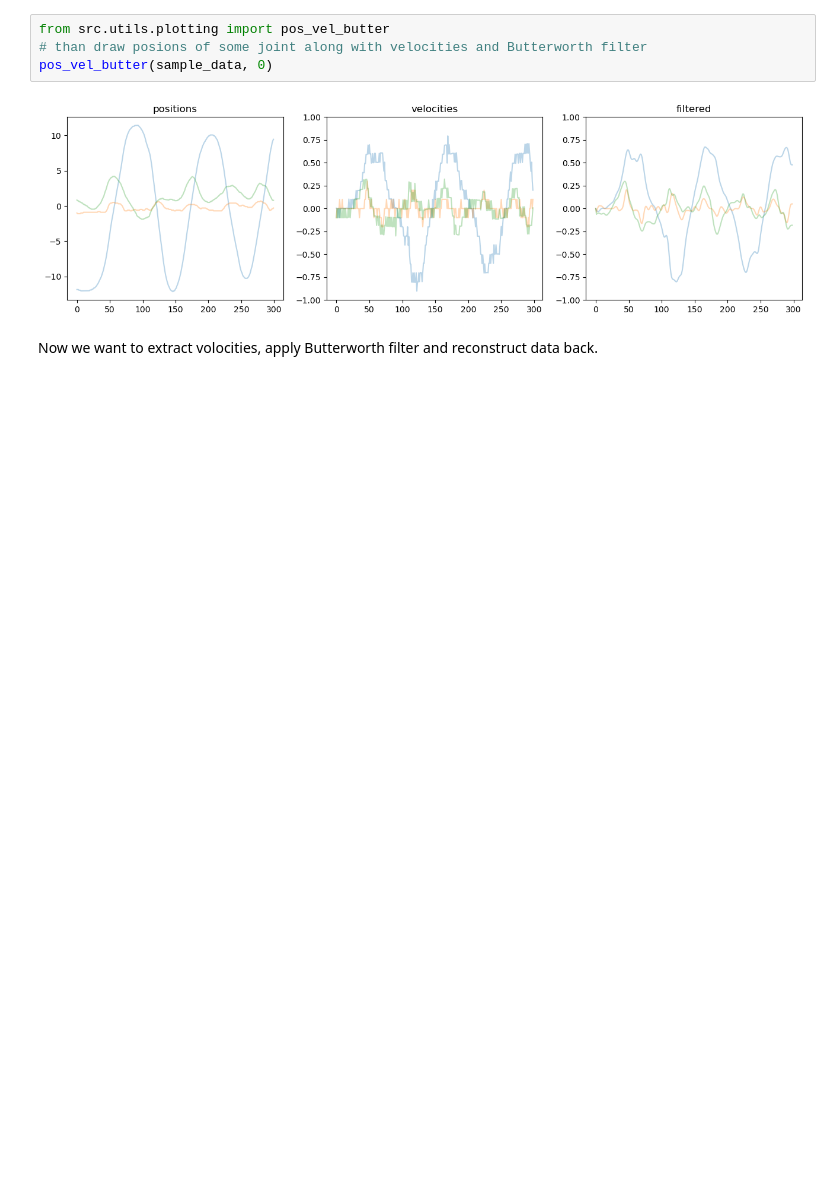
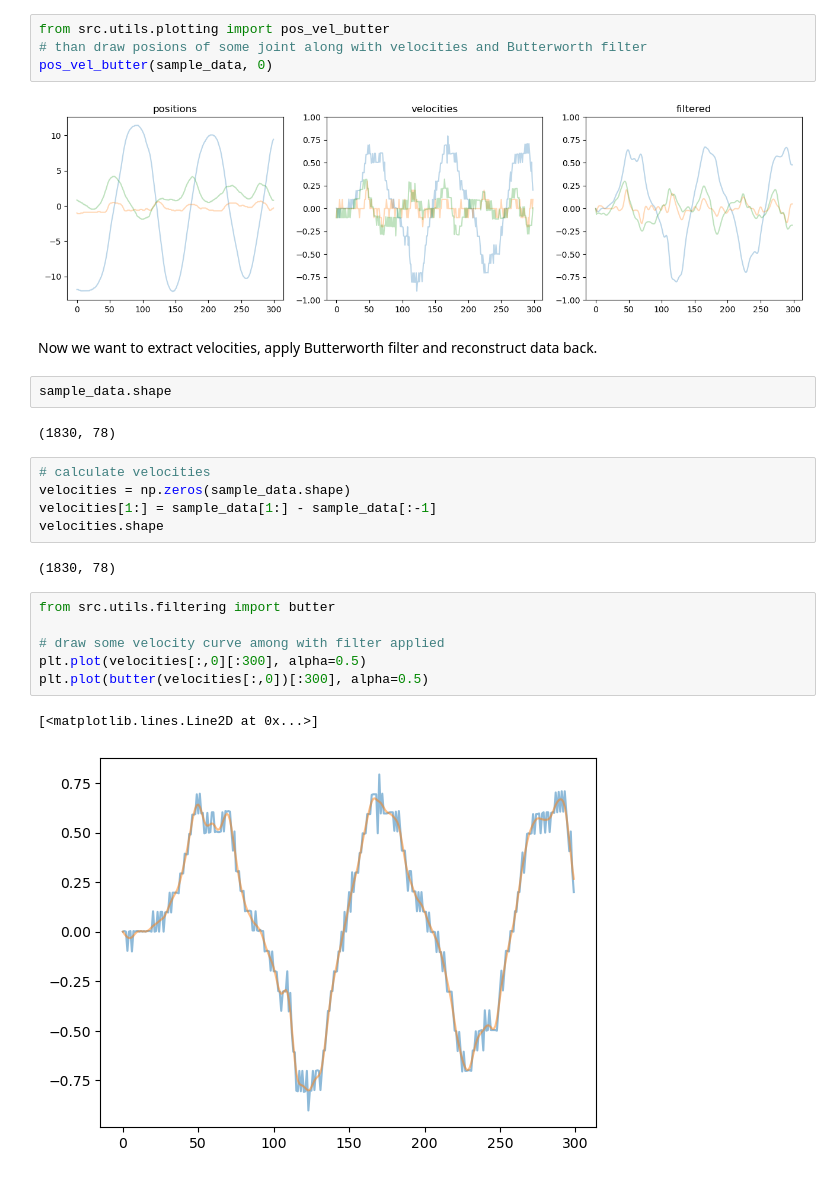
Before and after one commit to FineMotion/GENEA_2023, a Jupyter notebook: PAE.ipynb, the cells around one changed output. Drawn from its saved outputs; the diff is of its cells as text; blank space fills up the shorter version.

```diff
--- a/PAE.ipynb
+++ b/PAE.ipynb
@@ -186,4 +188,24 @@ pos_vel_butter(sample_data, 0)
 # %% [output]
 [figure]
 # %% [markdown]
-Now we want to extract volocities, apply Butterworth filter and reconstruct data back.
+Now we want to extract velocities, apply Butterworth filter and reconstruct data back.
+# %%
+sample_data.shape
+# %% [output]
+(1830, 78)
+# %%
+# calculate velocities
+velocities = np.zeros(sample_data.shape)
+velocities[1:] = sample_data[1:] - sample_data[:-1]
+velocities.shape
+# %% [output]
+(1830, 78)
+# %%
+from src.utils.filtering import butter
+
+# draw some velocity curve among with filter applied
+plt.plot(velocities[:,0][:300], alpha=0.5)
+plt.plot(butter(velocities[:,0])[:300], alpha=0.5)
+# %% [output]
+[<matplotlib.lines.Line2D at 0x...>]
+[figure, added]
```
Also changed, not shown: parts of 16 cells of this notebook, 2 other files.
